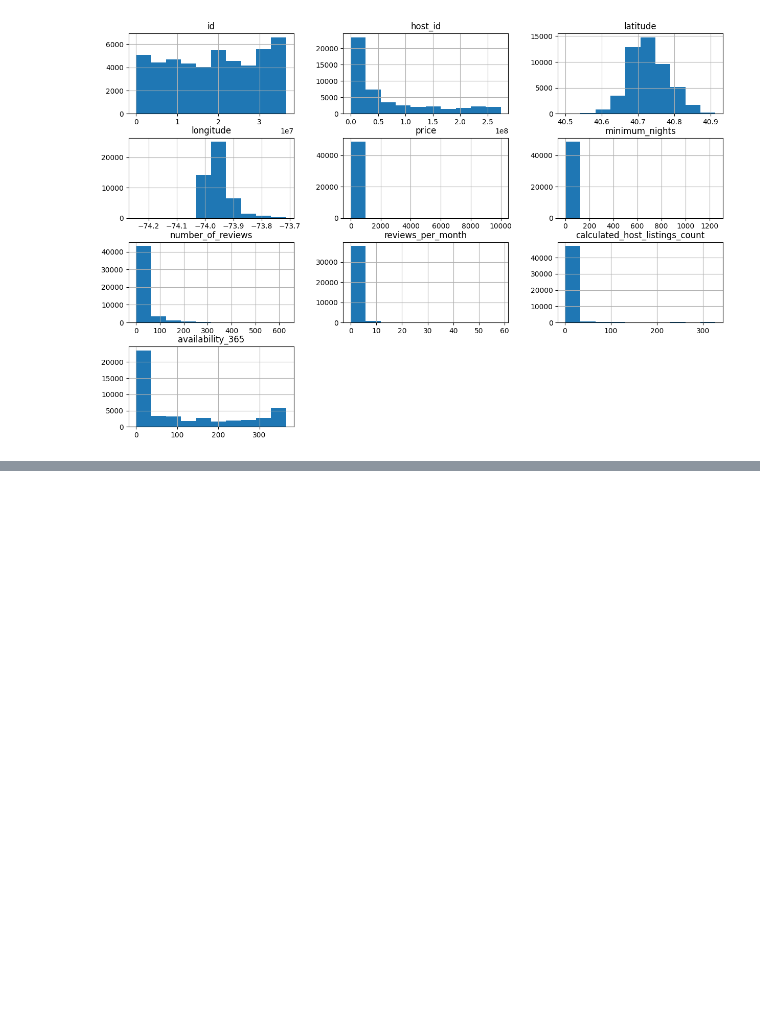
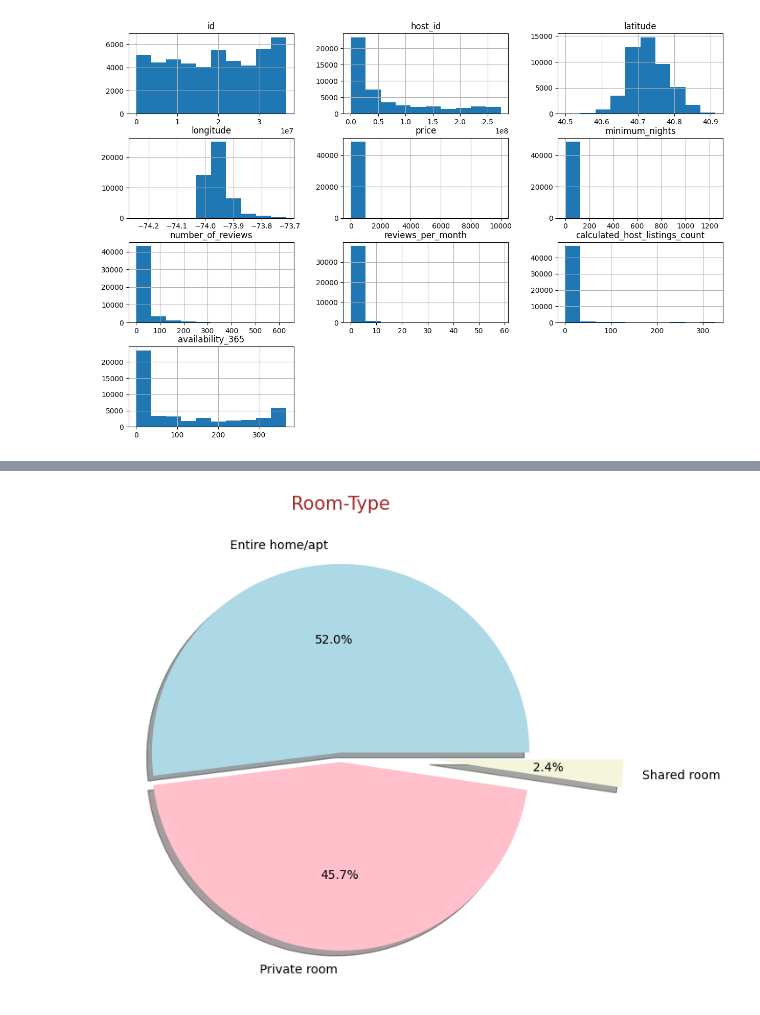
Before and after one commit to mary-vo/building-python-analytics-solution, a Jupyter notebook: model.ipynb, the cells around one changed output, grey strips where cells are left out. Saved outputs shown, nothing was run; the diff lists cells and outputs as text; code cells hidden in the pictures; blank space fills up the shorter version.

```diff
--- a/model.ipynb
+++ b/model.ipynb
@@ -19,0 +72,11 @@ plt.show()
+# %%
+labels = data.room_type.value_counts().index
+colors = ['lightblue','pink','beige']
+sizes = data.room_type.value_counts().values
+
+plt.figure(0,figsize = (7,7))
+plt.pie(sizes, explode=[0,0.05,0.5], labels=labels, colors=colors, autopct='%1.1f%%', shadow=True)
+plt.title('Room-Type',color = 'Brown',fontsize = 15)
+plt.show()
+# %% [output]
+[figure, added]
```
Also changed, not shown: parts of 10 cells of this notebook.
